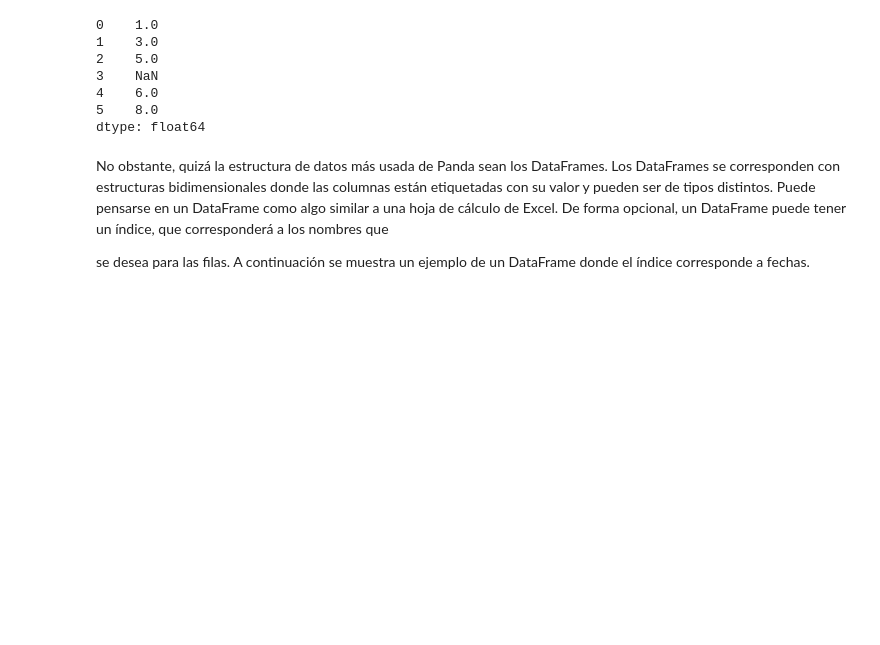
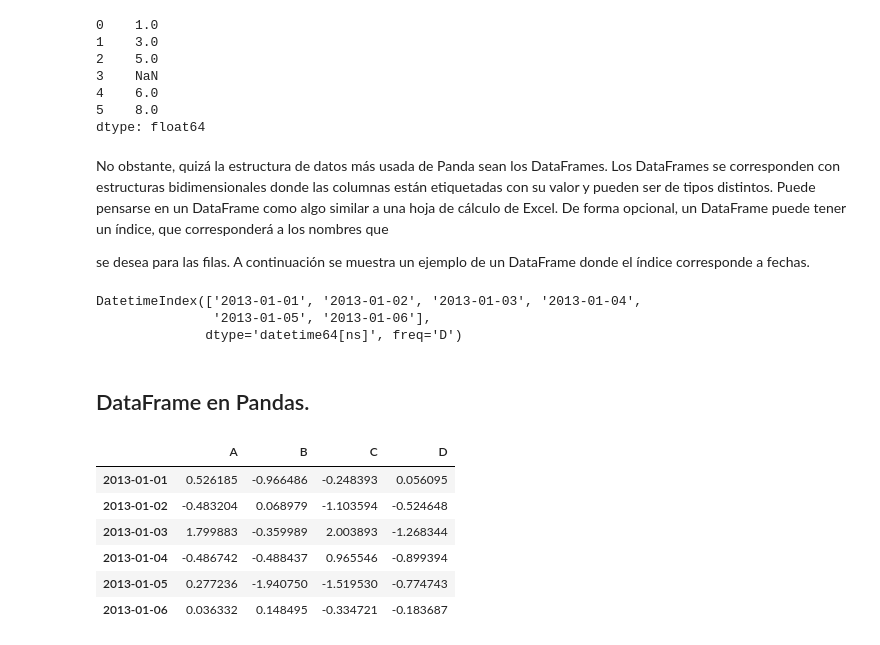
Before and after one commit to crissl/Introduccion, a Jupyter notebook: Tema2_Christian_Lopez/Tema2.ipynb, the cells around one changed output. Saved outputs shown, nothing was run; the diff lists cells and outputs as text; code cells hidden in the pictures; blank space fills up the shorter version.

```diff
--- a/Tema2_Christian_Lopez/Tema2.ipynb
+++ b/Tema2_Christian_Lopez/Tema2.ipynb
@@ -405,3 +405,26 @@ opcional, un DataFrame puede tener un índice, que corresponderá a los nombres
 
 se desea para las filas. A continuación se muestra un ejemplo de un DataFrame donde
 el índice corresponde a fechas.
+# %%
+import pandas as pd
+dates = pd.date_range('20130101', periods=6)
+dates
+# %% [output]
+DatetimeIndex(['2013-01-01', '2013-01-02', '2013-01-03', '2013-01-04',
+               '2013-01-05', '2013-01-06'],
+              dtype='datetime64[ns]', freq='D')
+# %% [markdown]
+## DataFrame en Pandas.
+# %%
+import pandas as pd
+import numpy as np
+df = pd.DataFrame(np.random.randn(6,4), index=dates, columns=list('ABCD'))
+df
+# %% [output]
+|  | A | B | C | D |
+| 2013-01-01 | 0.526185 | -0.966486 | -0.248393 | 0.056095 |
+| 2013-01-02 | -0.483204 | 0.068979 | -1.103594 | -0.524648 |
+| 2013-01-03 | 1.799883 | -0.359989 | 2.003893 | -1.268344 |
+| 2013-01-04 | -0.486742 | -0.488437 | 0.965546 | -0.899394 |
+| 2013-01-05 | 0.277236 | -1.940750 | -1.519530 | -0.774743 |
+| 2013-01-06 | 0.036332 | 0.148495 | -0.334721 | -0.183687 |
```
Also changed, not shown: parts of 39 cells of this notebook.
